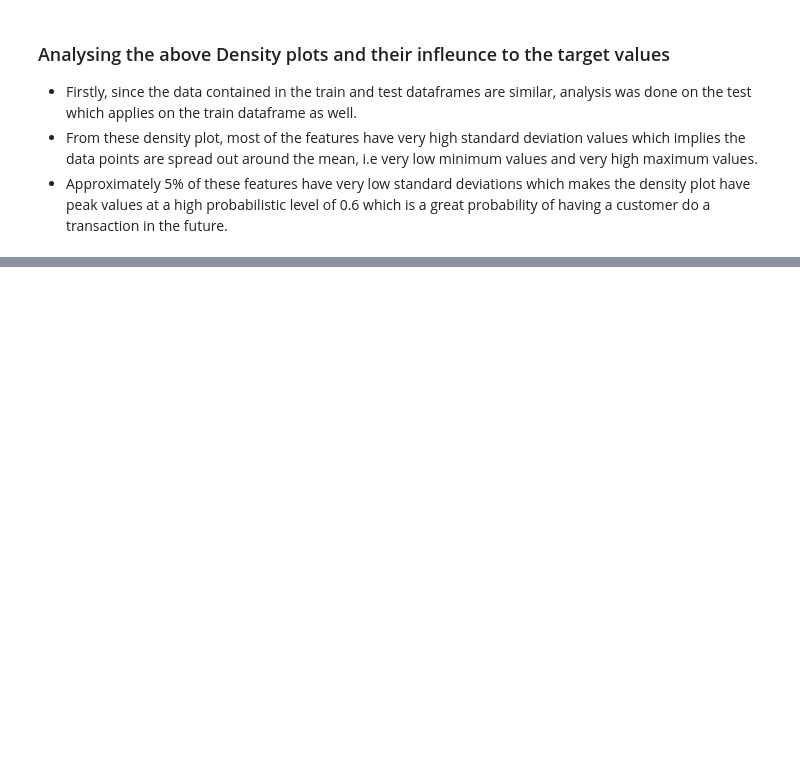
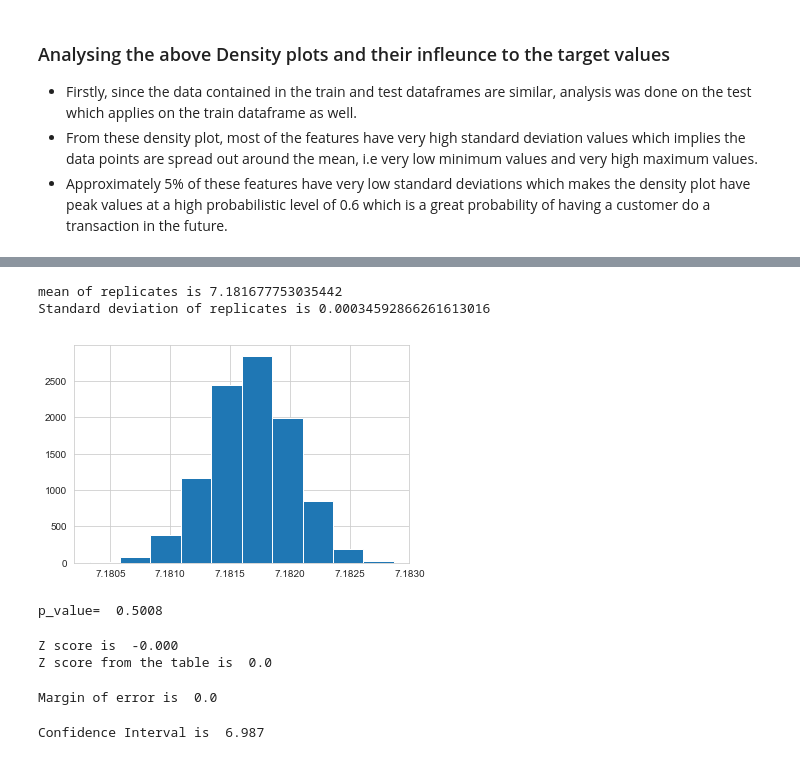
Before and after one commit to dzekem/Capstone-Project-Santander-Customer-Prediction-, a Jupyter notebook: Santander capstone project.ipynb, the cells around one changed output, grey strips where cells are left out. Saved outputs shown, nothing was run; the diff lists cells and outputs as text; code cells hidden in the pictures; blank space fills up the shorter version.

```diff
--- a/Santander capstone project.ipynb
+++ b/Santander capstone project.ipynb
@@ -159,0 +208,61 @@ plot_feature_distribution(t0, t1, '0', '1', features_2)
+# %%
+def bootstrap_replicate_1d(data, func):
+    return func(np.random.choice(data, size=len(data)))
+
+# Bootstrap replicate function
+def draw_bs_reps(data, func, size=1):
+    # bs_replicates an array of replicates
+    bs_replicates = np.empty(size)
+
+    # loop to generate replicates
+    for i in range(size):
+        bs_replicates[i] = bootstrap_replicate_1d(data, func)
+
+    return bs_replicates
+# Take bootstrap replicates of temp translated impact
+bs_replicates = draw_bs_reps(data['mean subtract'], np.mean, 10000)
+plt.hist(bs_replicates)
+print('mean of replicates is', bs_replicates.mean())
+print('Standard deviation of replicates is', bs_replicates.std())
+# %% [output]
+mean of replicates is 7.181677753035442
+Standard deviation of replicates is 0.00034592866261613016
+[figure, added]
+# %%
+# Compute fraction of replicates that are less than the mean
+p = np.sum(bs_replicates <= np.mean(bs_replicates)) / 10000
+
+# Print the p-value
+print('p_value= ', "%0.4f" % (p))
+# Boostrap hypothesis test therefore shows that Ho = 7.2 is supported since the p value is greater than 0.05.
+# %% [output]
+p_value=  0.5008
+# %%
+# Calculating the z score using z test considering a sample size of 1000 of var_91 feature.
+sample_mean = data['var_91'][:1000].mean()
+sample_size = 1000
+pop_mean = data['var_91'].mean()
+sample_std = data['var_91'][:1000].std()
+z_score = (sample_mean - pop_mean) / (sample_std * math.sqrt(1000))    # This give a 0 z score value
+print("Z score is ", '%.3f' %(z_score))
+print("Z score from the table is ", 0.0)
+# %% [output]
+Z score is  -0.000
+Z score from the table is  0.0
+# %%
+# Margin of error
+z_score = 0.0
+std = data['var_91'][:1000].std()
+n = 1000
+ME = z_score * (std / math.sqrt(n))
+print('Margin of error is ', ME)
+# Since Z score is 0, the margin of error is automatically zero as well
+# %% [output]
+Margin of error is  0.0
+# %%
+# Confidence value
+# when there is zero margin of error, there is only one value of confidence not a range of values.
+CI = sample_mean
+print('Confidence Interval is ', '%.3f' %(CI))
+# %% [output]
+Confidence Interval is  6.987
```
Also changed, not shown: parts of 22 cells of this notebook.
